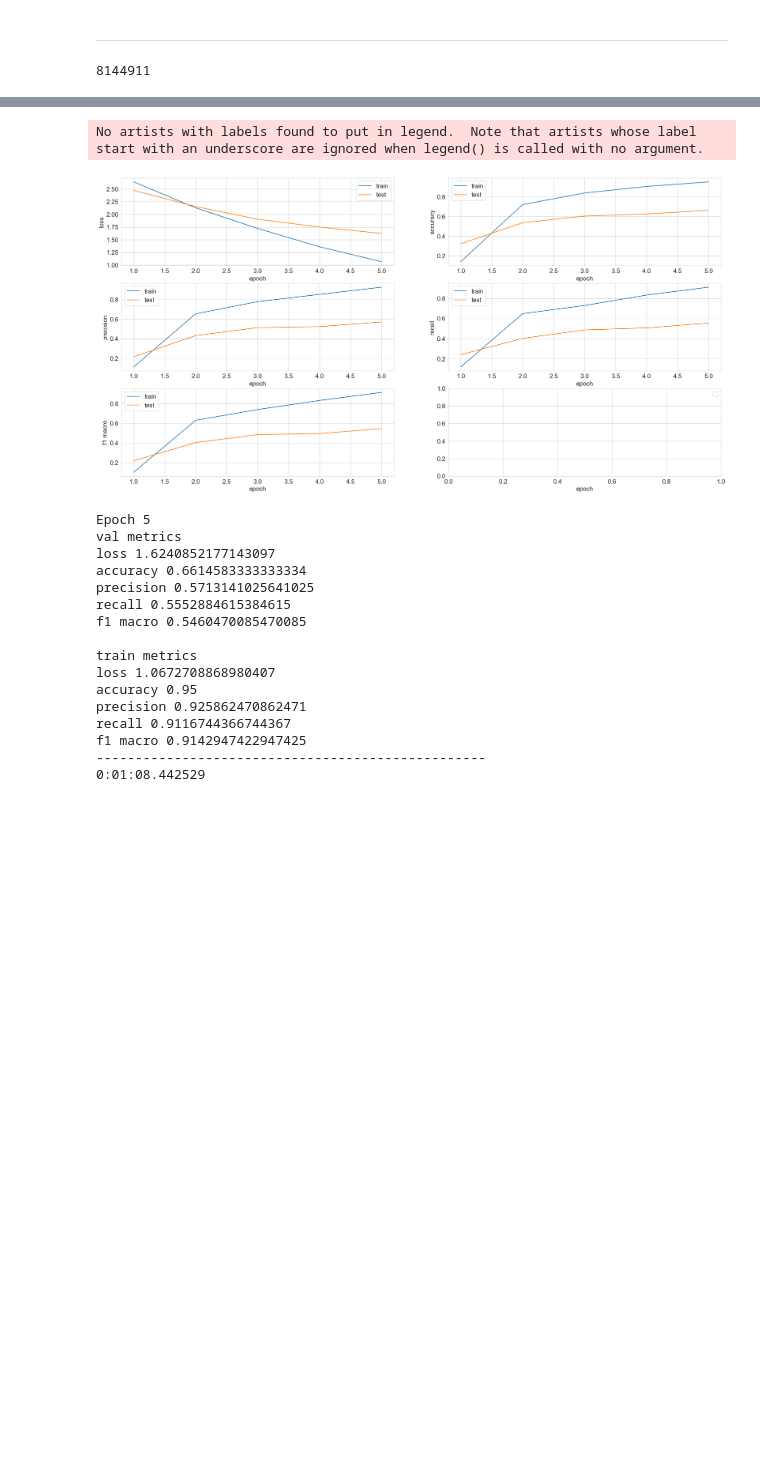
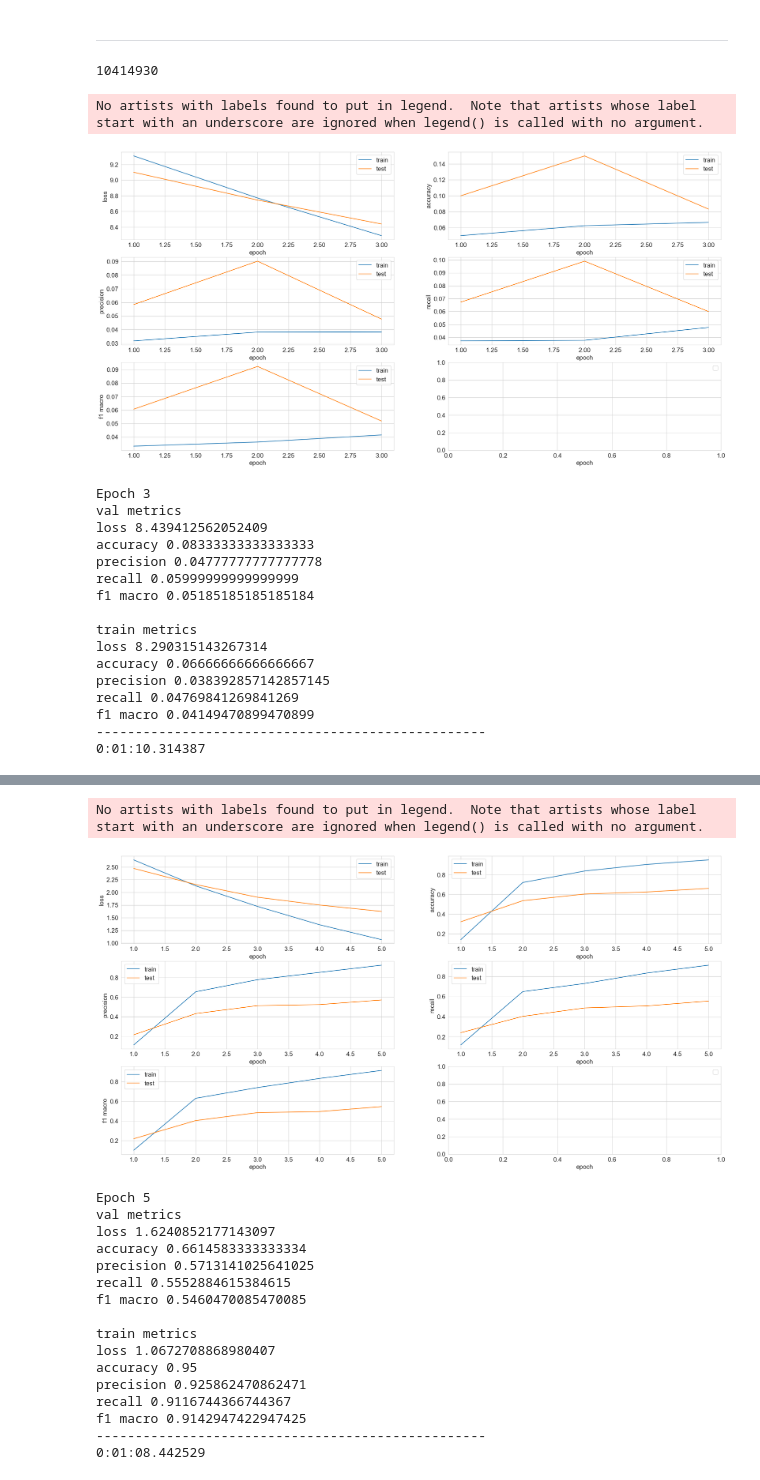
Before and after one commit to Kulikov17/seo-optimization-product-cards, a Jupyter notebook: notebooks/image_captioning_dataset.ipynb, the cells around one changed output, grey strips where cells are left out. Cells and saved outputs as stored; diff of their text form; code cells hidden in the pictures; blank space fills up the shorter version.

Commit message:
working on decoder

```diff
--- a/notebooks/image_captioning_dataset.ipynb
+++ b/notebooks/image_captioning_dataset.ipynb
@@ -547,6 +630,7 @@ class Trainer:
         for batch in tqdm(train_loader, desc=tqdm_desc):
             data = batch["img"]
             target = batch["label"]
+            descriptions = batch["description"]
 
             target_mult = target
             if train_mixes is not None:
@@ -555,8 +639,8 @@ class Trainer:
                 data = train_transform(data)
 
             with self.accelerator.accumulate(self.model):
-                logits, embeddings = self.model(data)
-                loss = self.criterion(logits, target_mult)
+                logits_cl, logits_captioning = self.model(data, descriptions[:, :-1])
+                loss = self.criterion(logits_captioning.transpose(1, 2), descriptions[:, 1:])
                 self.accelerator.backward(loss)
                 self.optimizer.step()
                 self.optimizer.zero_grad()
@@ -569,7 +653,7 @@ class Trainer:
                 "f1 macro": partial(f1_score, average="macro"),
             }.items():
                 metrics[m_name] += m(
-                    target.detach().cpu().numpy(), np.argmax(logits.detach().cpu().numpy(), axis=-1)
+                    target.detach().cpu().numpy(), np.argmax(logits_cl.detach().cpu().numpy(), axis=-1)
                 )
 
             num_batches += 1
@@ -594,9 +678,10 @@ class Trainer:
         for batch in tqdm(val_loader, desc=tqdm_desc):
             data = batch["img"]
             target = batch["label"]
+            descriptions = batch["description"]
 
-            logits, embeddings = self.model(data)
-            loss = self.criterion(logits, target)
+            logits_cl, logits_captioning = self.model(data, descriptions[:, :-1])
+            loss = self.criterion(logits_captioning.transpose(1, 2), descriptions[:, 1:])
 
             val_loss += loss.item()
             for m_name, m in {
@@ -606,7 +691,7 @@ class Trainer:
                 "f1 macro": partial(f1_score, average="macro"),
             }.items():
                 metrics[m_name] += m(
-                    target.detach().cpu().numpy(), np.argmax(logits.detach().cpu().numpy(), axis=-1)
+                    target.detach().cpu().numpy(), np.argmax(logits_cl.detach().cpu().numpy(), axis=-1)
                 )
 
             num_batches += 1
@@ -683,25 +768,61 @@ for param in pretrain_model.parameters():
 #        param.requires_grad = False
        param.requires_grad = True
 
-model = EncoderCNN(
+model = CNNtoRNN(
     pretrain_model=mobilenet_v2(weights=MobileNet_V2_Weights.IMAGENET1K_V2),
     num_classes=NUM_CLASSES,
+    tokenizer=tokenizer,
 )
 
 sum(param.numel() for param in model.parameters())
 # %% [output]
-8144911
+10414930
 # %%
-NUM_EPOCHS = 5
+NUM_EPOCHS = 3
 
 # model = model.to(device)
 optimizer = torch.optim.AdamW(
     [
-        {"params": model.module_features.parameters(), "lr": 3e-4, "weight_decay": 1e-5},
-        {"params": model.module_avgpool.parameters(), "lr": 3e-4, "weight_decay": 1e-5},
-        {"params": model.classification.parameters(), "lr": 3e-4},
-        {"params": model.embed.parameters(), "lr": 3e-4}
+        {"params": model.encoderCNN.module_features.parameters(), "lr": 3e-4, "weight_decay": 1e-5},
+        {"params": model.encoderCNN.module_avgpool.parameters(), "lr": 3e-4, "weight_decay": 1e-5},
+        {"params": model.encoderCNN.classification.parameters(), "lr": 3e-4},
+        {"params": model.encoderCNN.embed.parameters(), "lr": 3e-4},
+        {"params": model.decoderRNN.parameters(), "lr": 3e-4},
     ],
 )
-criterion = torch.nn.CrossEntropyLoss(label_smoothing=0.1).to(device)
+criterion = torch.nn.CrossEntropyLoss(ignore_index=tokenizer.get_vocab()["[PAD]"]).to(device)
 model, optimizer = accelerator.prepare(model, optimizer)
+# %%
+trainer = Trainer(
+            model,
+            optimizer,
+            None,
+            criterion,
+            accelerator,
+            device,
+        )
+
+a = datetime.now()
+train_losses, test_losses, train_metrics, test_metrics = trainer.train(
+            train_loader, val_loader, NUM_EPOCHS, True)
+b = datetime.now()
+print(b - a)
+# %% [output]
+No artists with labels found to put in legend.  Note that artists whose label start with an underscore are ignored when legend() is called with no argument.
+[figure, added]
+Epoch 3
+val metrics
+loss 8.439412562052409
+accuracy 0.08333333333333333
+precision 0.04777777777777778
+recall 0.05999999999999999
+f1 macro 0.05185185185185184
+
+train metrics
+loss 8.290315143267314
+accuracy 0.06666666666666667
+precision 0.038392857142857145
+recall 0.04769841269841269
+f1 macro 0.04149470899470899
+--------------------------------------------------
+0:01:10.314387
```
Also changed, not shown: parts of 21 cells of this notebook.
